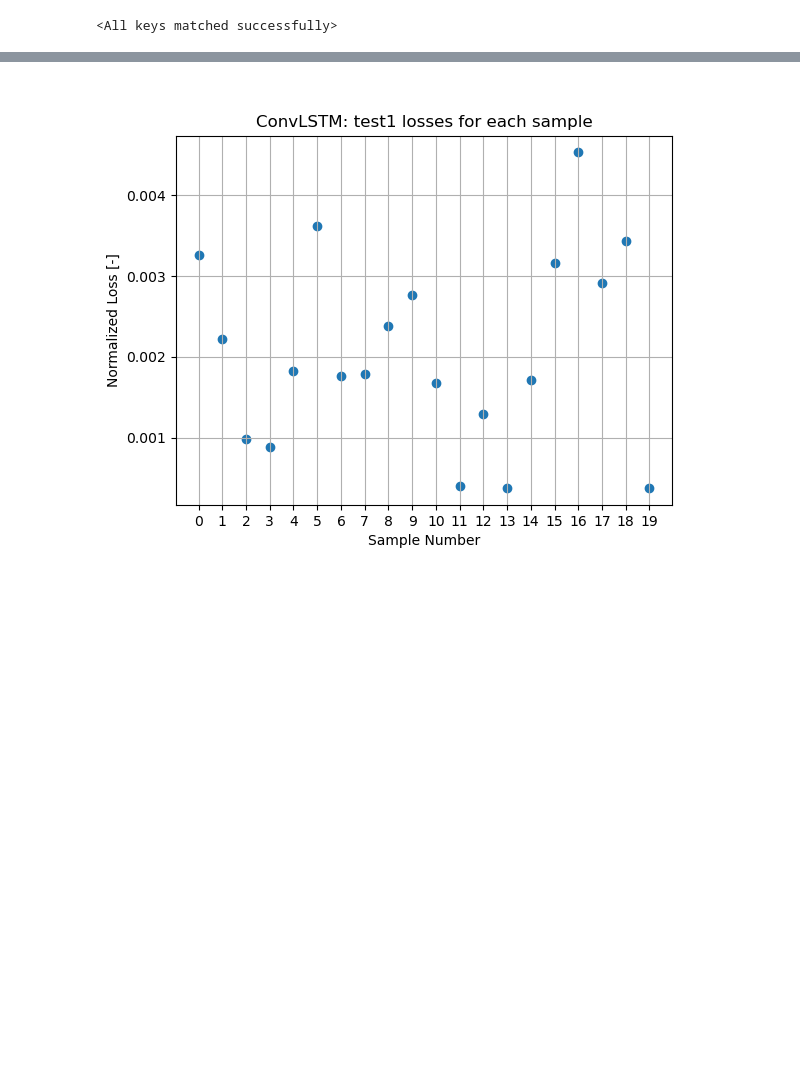
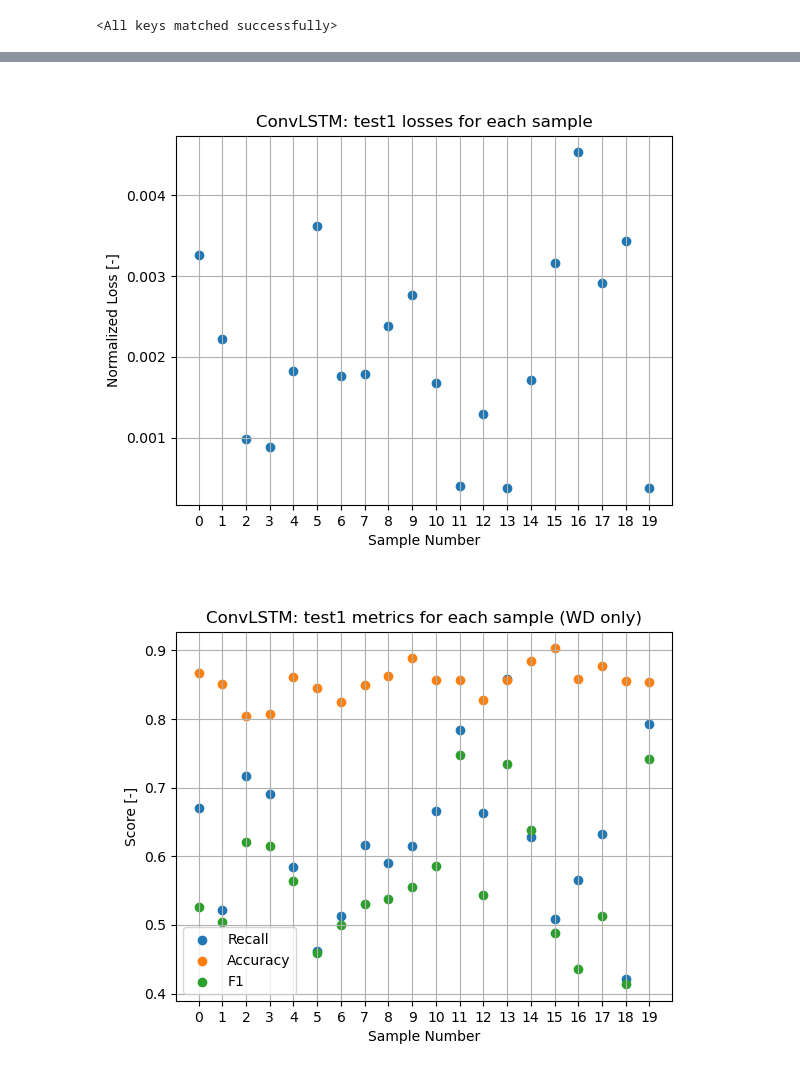
Before and after one commit to antoniomagherini99/FLOOD_group2, a Jupyter notebook: notebooks/Trained_conv_lstm.ipynb, the cells around one changed output, grey strips where cells are left out. Cells and saved outputs as stored; diff of their text form; code cells hidden in the pictures; blank space fills up the shorter version.

Commit message:
Added information about metrics in notebook

```diff
--- a/notebooks/Trained_conv_lstm.ipynb
+++ b/notebooks/Trained_conv_lstm.ipynb
@@ -151,5 +191,10 @@ Test_loss:
 # %%
-plot_test_loss(norm_test1, model, 'test1', device)
+dataset_to_plot = norm_test1
+identif = test1
+
+plot_test_loss(dataset_to_plot, model, identif, device)
+plot_metrics(dataset_to_plot, model, identif, device)
 # %% [output]
 [figure]
+[figure, added]
 # %%
```
Also changed, not shown: parts of 7 cells of this notebook, 3 other files.
